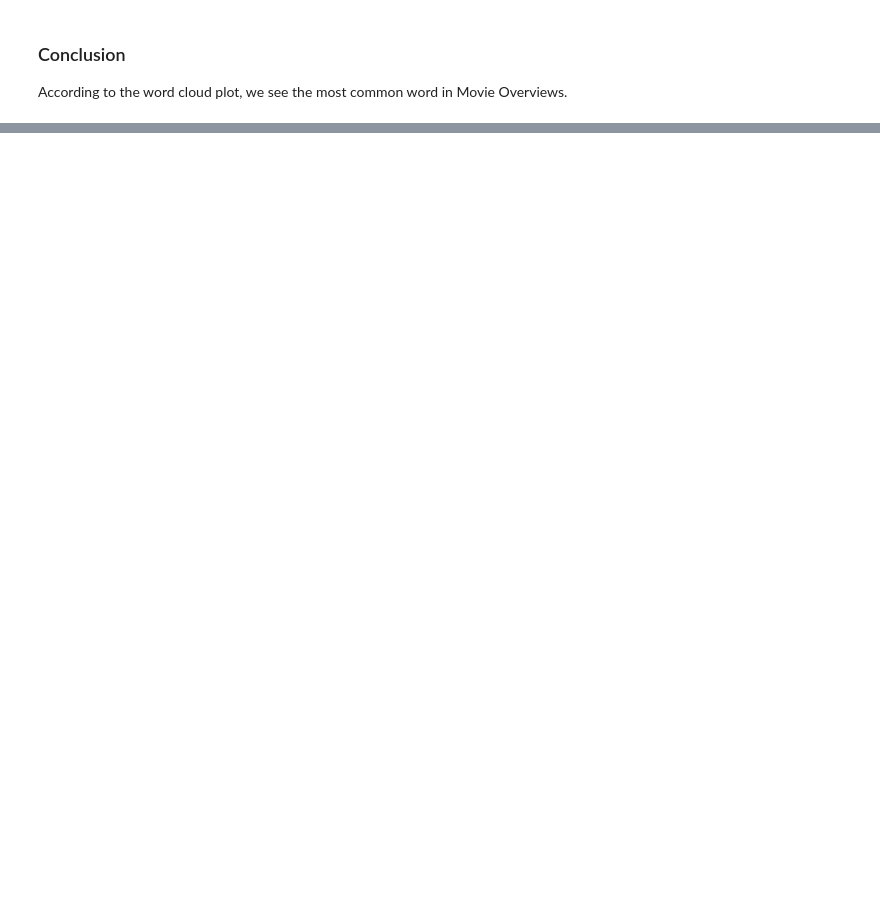
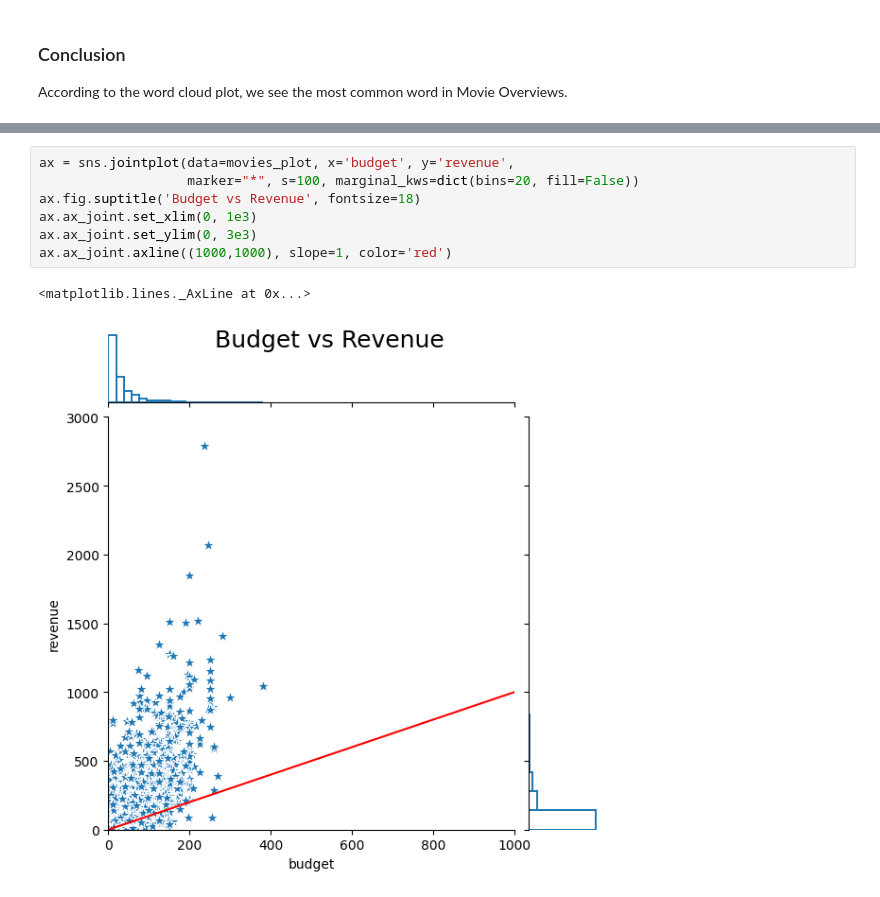
Before and after one commit to MohammadRouintan/Movie-Recommender-System, a Jupyter notebook: MovieMetadataEDA.ipynb, the cells around one changed output, grey strips where cells are left out. Saved outputs shown, nothing was run; the diff lists cells and outputs as text; blank space fills up the shorter version.

```diff
--- a/MovieMetadataEDA.ipynb
+++ b/MovieMetadataEDA.ipynb
@@ -377,0 +506,10 @@ According to the word cloud plot, we see the most common word in Movie Overviews
+# %%
+ax = sns.jointplot(data=movies_plot, x='budget', y='revenue',
+                   marker="*", s=100, marginal_kws=dict(bins=20, fill=False))
+ax.fig.suptitle('Budget vs Revenue', fontsize=18)
+ax.ax_joint.set_xlim(0, 1e3)
+ax.ax_joint.set_ylim(0, 3e3)
+ax.ax_joint.axline((1000,1000), slope=1, color='red')
+# %% [output]
+<matplotlib.lines._AxLine at 0x...>
+[figure, added]
```
Also changed, not shown: parts of 28 cells of this notebook.
